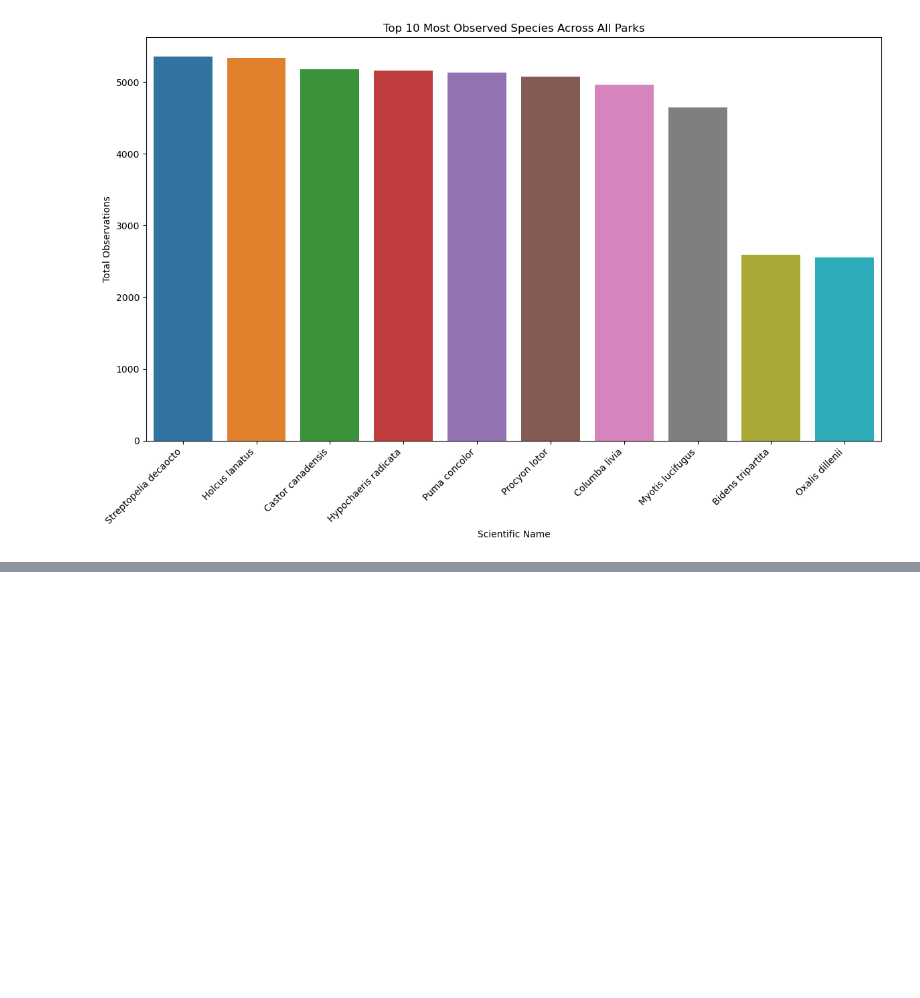
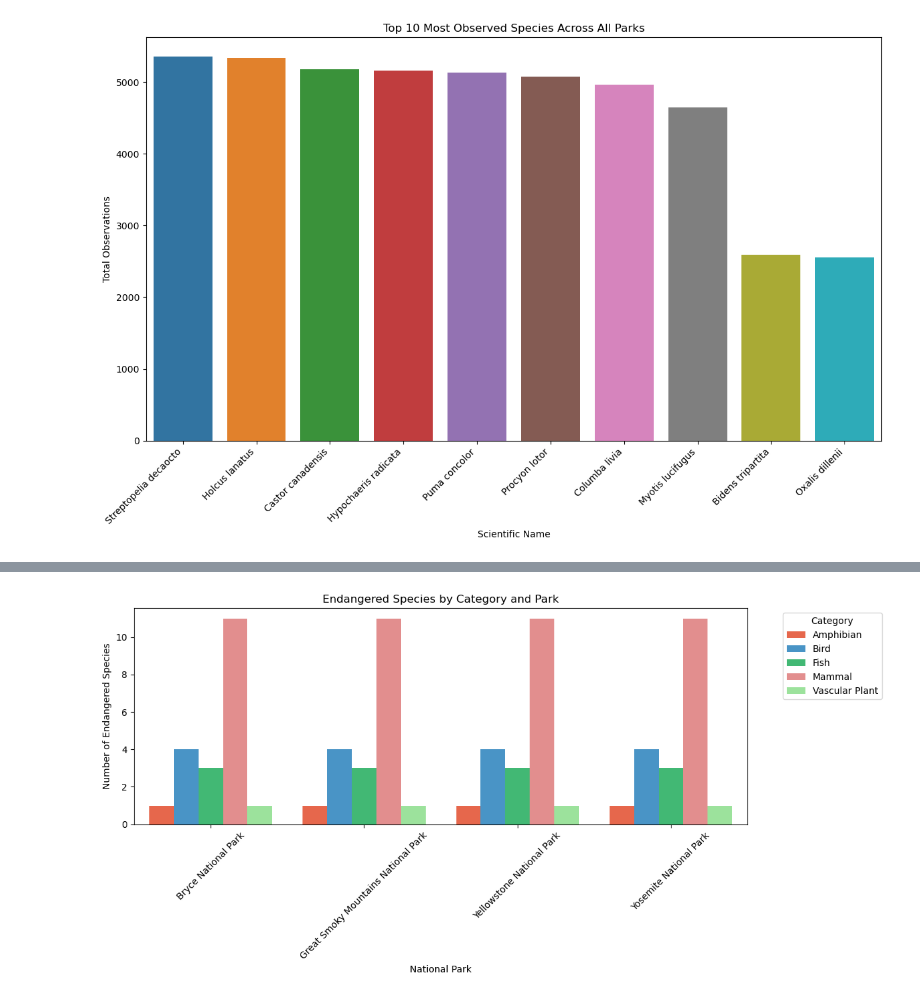
Before and after one commit to baseivan/biodiversity_starter, a Jupyter notebook: biodiversity.ipynb, the cells around one changed output, grey strips where cells are left out. Cells and saved outputs as stored; diff of their text form; code cells hidden in the pictures; blank space fills up the shorter version.

```diff
--- a/biodiversity.ipynb
+++ b/biodiversity.ipynb
@@ -200,0 +237,28 @@ plt.show()
+# %%
+import pandas as pd
+import matplotlib.pyplot as plt
+
+# Assuming you've already loaded your data into 'species' and 'observations' DataFrames
+
+# Filter for endangered species
+endangered_species = species[species.conservation_status == "Endangered"]
+
+# Merge with observations, including category
+merged_data = pd.merge(endangered_species, observations, on='scientific_name')
+
+# Group by park and category
+endangered_by_park_category = merged_data.groupby(['park_name', 'category'])['scientific_name'].count().reset_index()
+
+# Create the bar chart
+plt.figure(figsize=(12, 6))
+colors = ['#FF5733', '#3498DB', '#2ECC71', '#F08080', '#90EE90', '#D35400', '#FFC300']
+sns.barplot(x='park_name', y='scientific_name', hue='category', data=endangered_by_park_category, palette= colors)
+plt.title('Endangered Species by Category and Park')
+plt.xlabel('National Park')
+plt.ylabel('Number of Endangered Species')
+plt.xticks(rotation=45)
+plt.legend(title='Category', bbox_to_anchor=(1.05, 1), loc='upper left')
+plt.tight_layout()
+plt.show()
+# %% [output]
+[figure, added]
```
Also changed, not shown: parts of 1 cell of this notebook.
